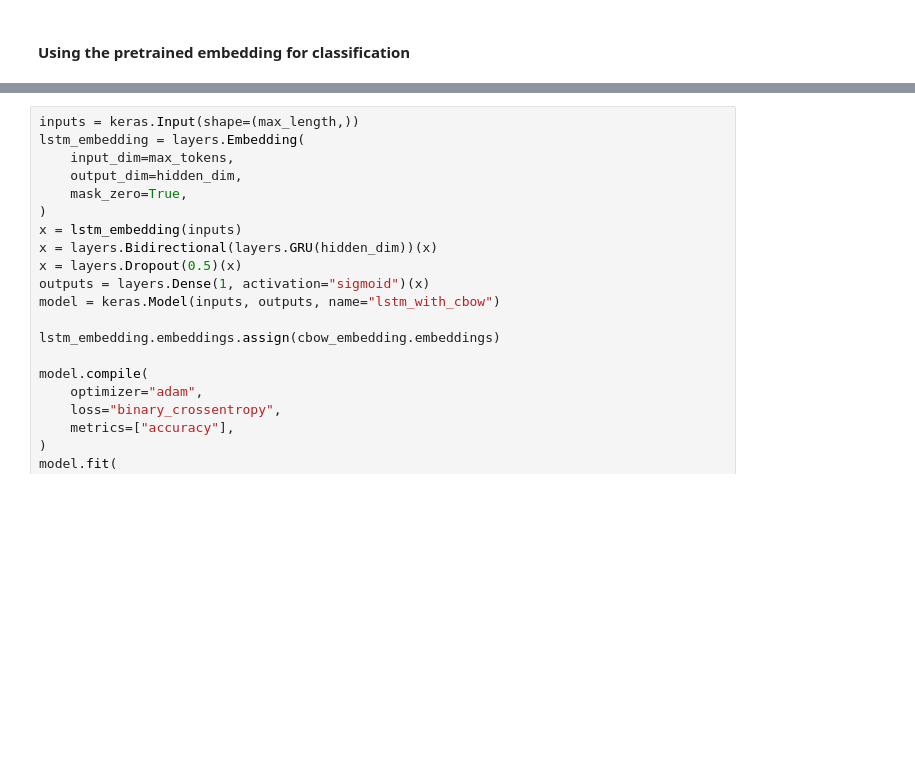
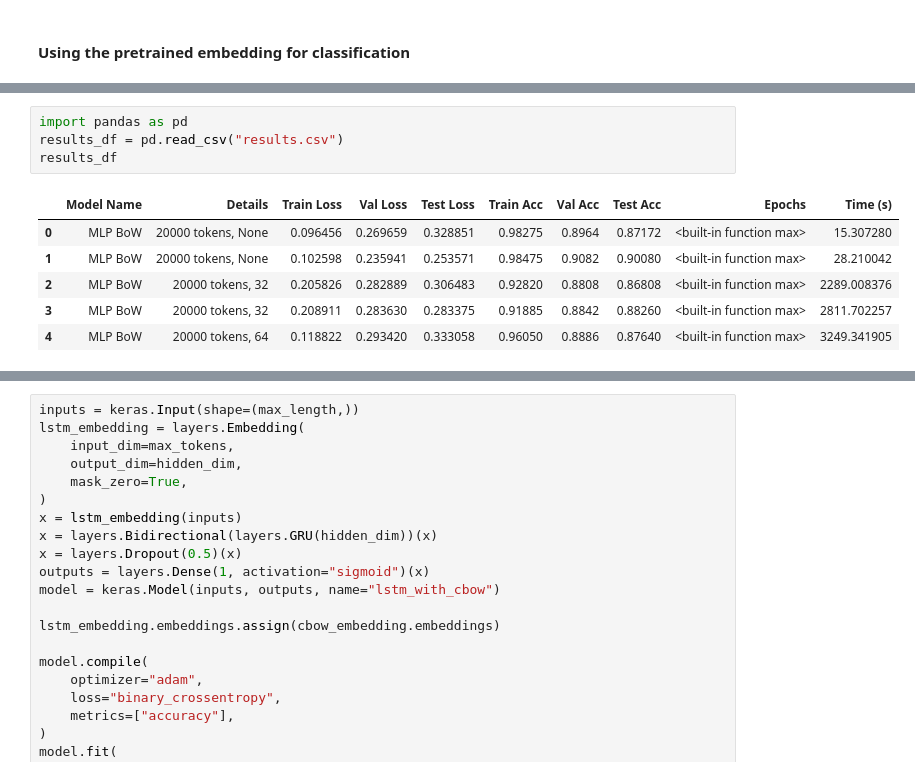
Before and after one commit to reitezuz/18NES2-2025, a Jupyter notebook: week_10/text_classification_IMDB.ipynb, the cells around one changed output, grey strips where cells are left out. Cells and saved outputs as stored; diff of their text form; blank space fills up the shorter version.

```diff
--- a/week_10/text_classification_IMDB.ipynb
+++ b/week_10/text_classification_IMDB.ipynb
@@ -1345,3 +1342,14 @@ Epoch 1/10
+# %%
+import pandas as pd
+results_df = pd.read_csv("results.csv")
+results_df
+# %% [output]
+|  | Model Name | Details | Train Loss | Val Loss | Test Loss | Train Acc | Val Acc | Test Acc | Epochs | Time (s) |
+| 0 | MLP BoW | 20000 tokens, None | 0.096456 | 0.269659 | 0.328851 | 0.98275 | 0.8964 | 0.87172 | <built-in function max> | 15.307280 |
+| 1 | MLP BoW | 20000 tokens, None | 0.102598 | 0.235941 | 0.253571 | 0.98475 | 0.9082 | 0.90080 | <built-in function max> | 28.210042 |
+| 2 | MLP BoW | 20000 tokens, 32 | 0.205826 | 0.282889 | 0.306483 | 0.92820 | 0.8808 | 0.86808 | <built-in function max> | 2289.008376 |
+| 3 | MLP BoW | 20000 tokens, 32 | 0.208911 | 0.283630 | 0.283375 | 0.91885 | 0.8842 | 0.88260 | <built-in function max> | 2811.702257 |
+| 4 | MLP BoW | 20000 tokens, 64 | 0.118822 | 0.293420 | 0.333058 | 0.96050 | 0.8886 | 0.87640 | <built-in function max> | 3249.341905 |
 # %%
 # create an inference model:
 import keras
```
Also changed, not shown: parts of 4 cells of this notebook.
